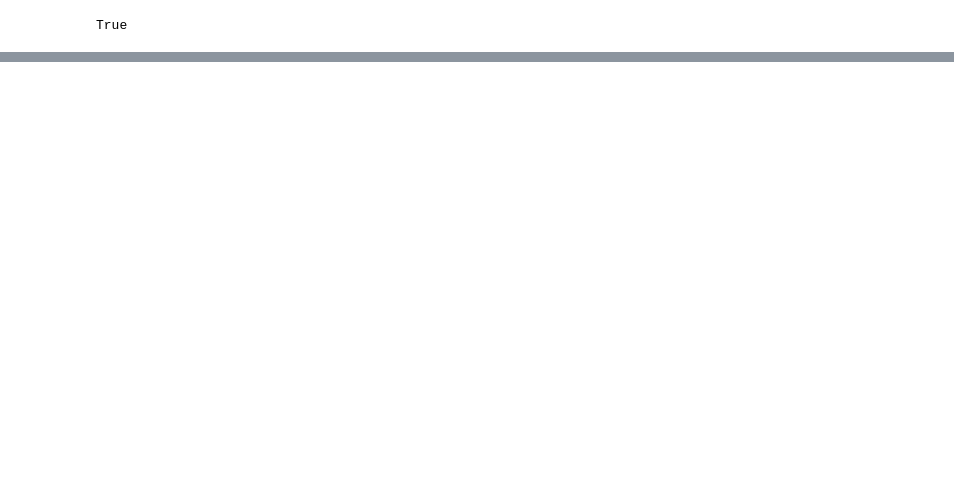
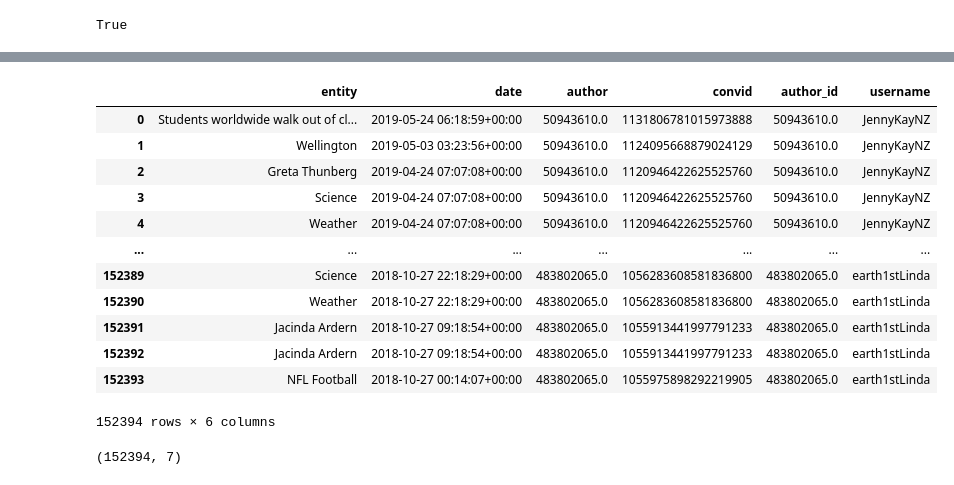
Before and after one commit to romanbreyer/COIN-Project, a Jupyter notebook: jupyter/03_Analyze.ipynb, the cells around one changed output, grey strips where cells are left out. Saved outputs shown, nothing was run; the diff lists cells and outputs as text; code cells hidden in the pictures; blank space fills up the shorter version.

```diff
--- a/jupyter/03_Analyze.ipynb
+++ b/jupyter/03_Analyze.ipynb
@@ -47,0 +143,9 @@ True
+# %%
+#get unique users
+users = pd.read_pickle("data/users_from_context_fetch.pkl")
+users.drop_duplicates(subset=['author_id'], inplace=True)
+# %%
+#drop first row
+entities.drop(index=entities.index[0],
+        axis=0,
+        inplace=True)
@@ -47,0 +156,5 @@ True
+# %%
+entities['author'] = entities['author'].astype(float)
+users['author_id'] = users['author_id'].astype(float)
+# %%
+entities_final = entities.merge(users[['author_id', 'username']], right_on="author_id",left_on="author", how="left")
@@ -47,0 +175,16 @@ True
+# %%
+entities_final
+# %% [output]
+|  | entity | date | author | convid | author_id | username |
+| 0 | Students worldwide walk out of cl... | 2019-05-24 06:18:59+00:00 | 50943610.0 | 1131806781015973888 | 50943610.0 | JennyKayNZ |
+| 1 | Wellington | 2019-05-03 03:23:56+00:00 | 50943610.0 | 1124095668879024129 | 50943610.0 | JennyKayNZ |
+| 2 | Greta Thunberg | 2019-04-24 07:07:08+00:00 | 50943610.0 | 1120946422625525760 | 50943610.0 | JennyKayNZ |
+| 3 | Science | 2019-04-24 07:07:08+00:00 | 50943610.0 | 1120946422625525760 | 50943610.0 | JennyKayNZ |
+| 4 | Weather | 2019-04-24 07:07:08+00:00 | 50943610.0 | 1120946422625525760 | 50943610.0 | JennyKayNZ |
+| ... | ... | ... | ... | ... | ... | ... |
+| 152389 | Science | 2018-10-27 22:18:29+00:00 | 483802065.0 | 1056283608581836800 | 483802065.0 | earth1stLinda |
+| 152390 | Weather | 2018-10-27 22:18:29+00:00 | 483802065.0 | 1056283608581836800 | 483802065.0 | earth1stLinda |
+| 152391 | Jacinda Ardern | 2018-10-27 09:18:54+00:00 | 483802065.0 | 1055913441997791233 | 483802065.0 | earth1stLinda |
+| 152392 | Jacinda Ardern | 2018-10-27 09:18:54+00:00 | 483802065.0 | 1055913441997791233 | 483802065.0 | earth1stLinda |
+| 152393 | NFL Football | 2018-10-27 00:14:07+00:00 | 483802065.0 | 1055975898292219905 | 483802065.0 | earth1stLinda |
+152394 rows × 6 columns
@@ -47,0 +217,4 @@ True
+# %%
+entities_final.shape
+# %% [output]
+(152394, 7)
```
Also changed, not shown: parts of 23 cells of this notebook, 8 other files.
